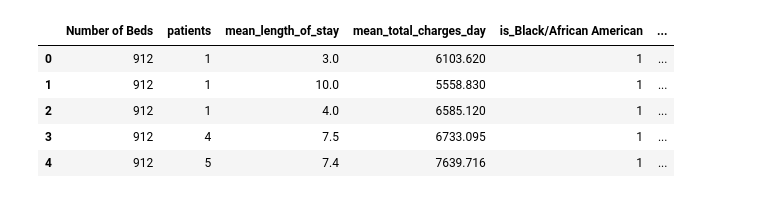
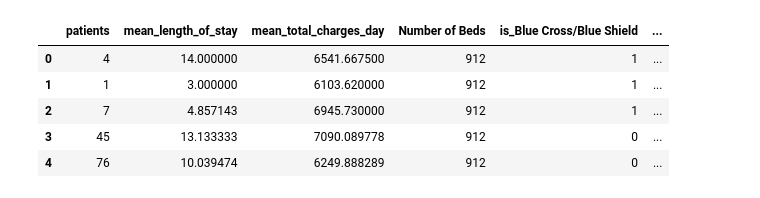
Before and after one commit to westerleyy/medicareinNYC, a Jupyter notebook: analytics/bayes_net_analysis.ipynb, the cells around one changed output. Saved outputs shown, nothing was run; the diff lists cells and outputs as text; code cells hidden in the pictures.

```diff
--- a/analytics/bayes_net_analysis.ipynb
+++ b/analytics/bayes_net_analysis.ipynb
@@ -47,18 +52,48 @@ Index(['apr_drg_code', 'facility_name', 'race', 'ethnicity',
       dtype='object')
-# %%
-data = septicemia2017[['Number of Beds', 'patients', 'mean_length_of_stay', 'mean_total_charges_day',
-                       'is_Black/African American','is_Other Race', 'is_White',
-                       'is_Blue Cross/Blue Shield', 'is_Medicare','is_Private Health Insurance', 'is_Self-Pay',
-                       'is_Minor', 'is_Moderate','is_Extreme', 'is_Major'
-                      ]].copy()
-data.head()
-# %% [output]
-|  | Number of Beds | patients | mean_length_of_stay | mean_total_charges_day | is_Black/African American | ... |
-| 0 | 912 | 1 | 3.0 | 6103.620 | 1 | ... |
-| 1 | 912 | 1 | 10.0 | 5558.830 | 1 | ... |
-| 2 | 912 | 1 | 4.0 | 6585.120 | 1 | ... |
-| 3 | 912 | 4 | 7.5 | 6733.095 | 1 | ... |
-| 4 | 912 | 5 | 7.4 | 7639.716 | 1 | ... |
+# %%
+data = septicemia2017[['patients', 'mean_length_of_stay',
+                       'mean_total_charges_day', 'Number of Beds',
+                       'is_Blue Cross/Blue Shield', 'is_Medicare',
+                       'is_Private Health Insurance', 'is_Self-Pay',
+                       'is_Major', 'is_Minor', 'is_Moderate', 'is_Extreme'
+#                        ,'is_Bellevue Hospital Center','is_Bronx-Lebanon Hospital Center - Concourse Division',
+#                        'is_Brookdale Hospital Medical Center',
+#                        'is_Brooklyn Hospital Center - Downtown Campus',
+#                        'is_Calvary Hospital Inc', 'is_Coney Island Hospital',
+#                        'is_Elmhurst Hospital Center', 'is_Flushing Hospital Medical Center',
+#                        'is_Harlem Hospital Center', 'is_Interfaith Medical Center',
+#                        'is_Jacobi Medical Center', 'is_Jamaica Hospital Medical Center',
+#                        'is_Kings County Hospital Center',
+#                        'is_Kingsbrook Jewish Medical Center', 'is_Lenox Hill Hospital',
+#                        'is_Lincoln Medical & Mental Health Center',
+#                        'is_Long Island Jewish Forest Hills',
+#                        'is_Long Island Jewish Medical Center', 'is_Maimonides Medical Center',
+#                        'is_Metropolitan Hospital Center',
+#                        'is_Montefiore Med Center - Jack D Weiler Hosp of A Einstein College Div',
+#                        'is_Montefiore Medical Center-Wakefield Hospital',
+#                        'is_Montefiore Medical Center - Henry & Lucy Moses Div',
+#                        'is_Mount Sinai Beth Israel', 'is_Mount Sinai Brooklyn',
+#                        'is_Mount Sinai Hospital','is_Mount Sinai Hospital - Mount Sinai Hospital of Queens',
+#                        "is_Mount Sinai St. Luke's", 'is_Mount Sinai West','is_New York-Presbyterian/Lower Manhattan Hospital','is_New York Community Hospital of Brooklyn, Inc',
+#                        'is_North Central Bronx Hospital', 'is_NYU Langone Hospital-Brooklyn',
+#                        'is_NYU Langone Hospitals', 'is_NYU Langone Orthopedic Hospital',
+#                        'is_Queens Hospital Center', 'is_Richmond University Medical Center',
+#                        'is_SBH Health System', 'is_Staten Island University Hosp-North',
+#                        'is_Staten Island University Hosp-South',
+#                        'is_University Hospital of Brooklyn',
+#                        'is_Woodhull Medical & Mental Health Center',
+#                        'is_Wyckoff Heights Medical Center'
+
+                       , 'is_Health+', 'is_Mount Sinai','is_Others', 'is_SUNY', 'is_Northwell', 'is_Montefiore','is_NewYork-Presbyterian', 'is_NYU Langone'
+                      ]].copy()
+data.head()
+# %% [output]
+|  | patients | mean_length_of_stay | mean_total_charges_day | Number of Beds | is_Blue Cross/Blue Shield | ... |
+| 0 | 4 | 14.000000 | 6541.667500 | 912 | 1 | ... |
+| 1 | 1 | 3.000000 | 6103.620000 | 912 | 1 | ... |
+| 2 | 7 | 4.857143 | 6945.730000 | 912 | 1 | ... |
+| 3 | 45 | 13.133333 | 7090.089778 | 912 | 0 | ... |
+| 4 | 76 | 10.039474 | 6249.888289 | 912 | 0 | ... |
 # %%
 for i in data.iloc[:,:]:
     data[i] = pd.cut(data[i], bins=10, labels=False)
```
Also changed, not shown: parts of 7 cells of this notebook.
